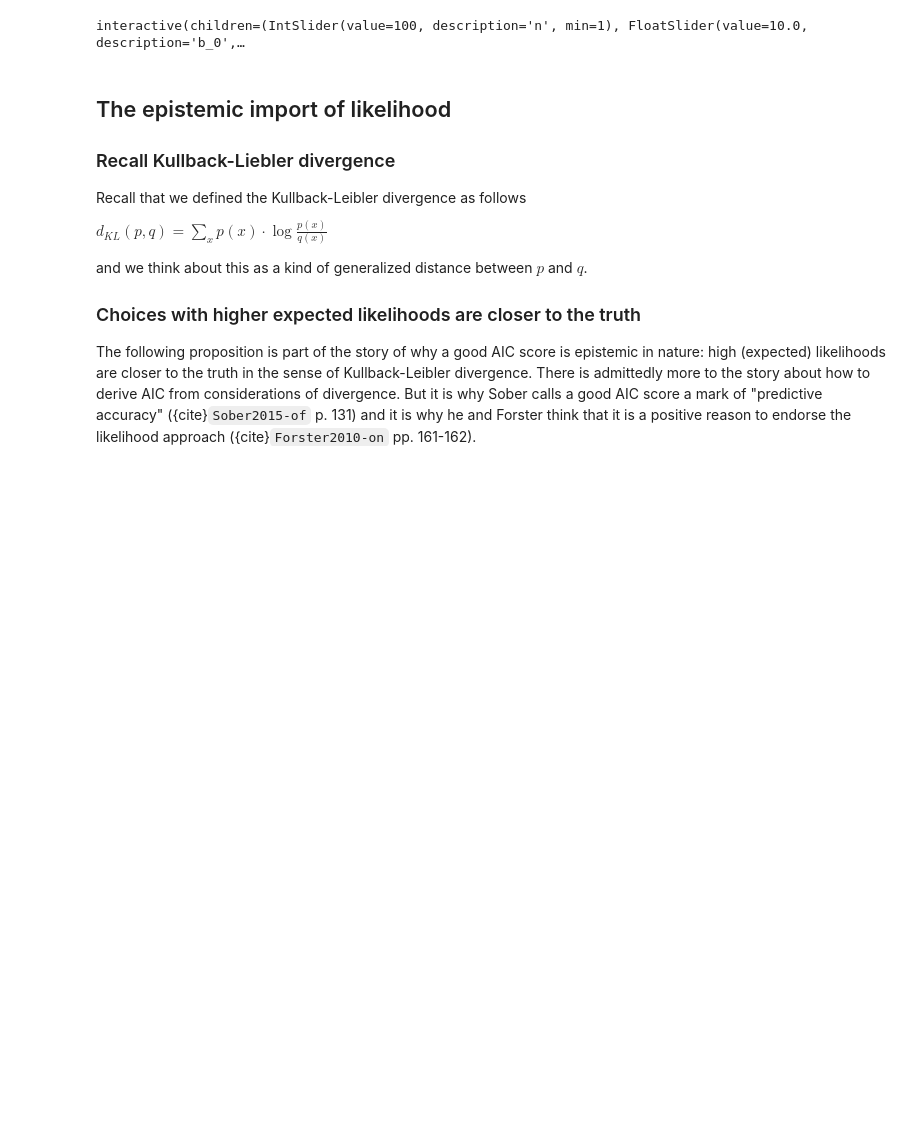
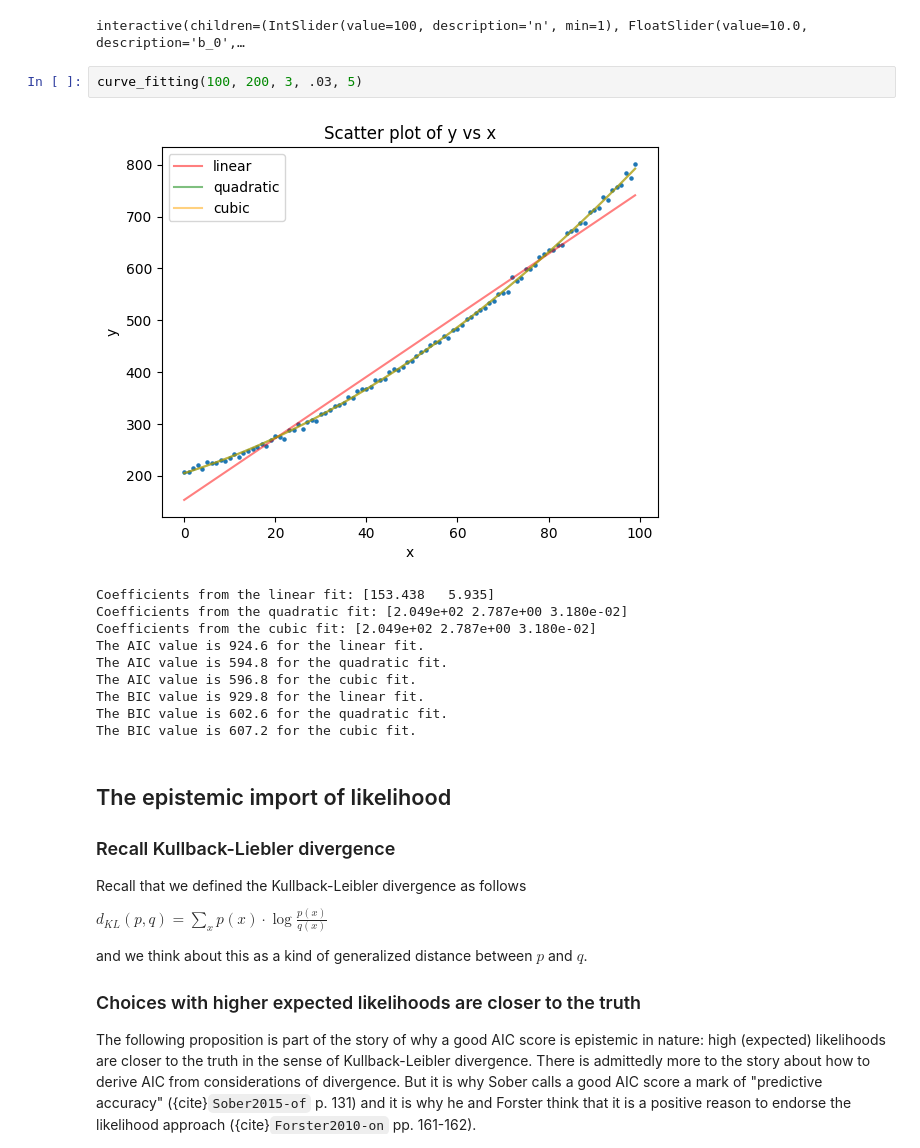
Before and after one commit to logic-teaching/philstatsbook, a Jupyter notebook: Chap15.ipynb, the cells around one changed output. Cells and saved outputs as stored; diff of their text form; blank space fills up the shorter version.

```diff
--- a/Chap15.ipynb
+++ b/Chap15.ipynb
@@ -264,6 +280,19 @@ interactive(curve_fitting
             , c=FloatSlider(min=0, max=10, step=.1, value=5))
 # %% [output]
 interactive(children=(IntSlider(value=100, description='n', min=1), FloatSlider(value=10.0, description='b_0',…
+# %%
+curve_fitting(100, 200, 3, .03, 5)
+# %% [output]
+[figure, added]
+Coefficients from the linear fit: [153.438   5.935]
+Coefficients from the quadratic fit: [2.049e+02 2.787e+00 3.180e-02]
+Coefficients from the cubic fit: [2.049e+02 2.787e+00 3.180e-02]
+The AIC value is 924.6 for the linear fit.
+The AIC value is 594.8 for the quadratic fit.
+The AIC value is 596.8 for the cubic fit.
+The BIC value is 929.8 for the linear fit.
+The BIC value is 602.6 for the quadratic fit.
+The BIC value is 607.2 for the cubic fit.
 # %% [markdown]
 ## The epistemic import of likelihood
 
```
Also changed, not shown: parts of 7 cells of this notebook, 42 other files.
